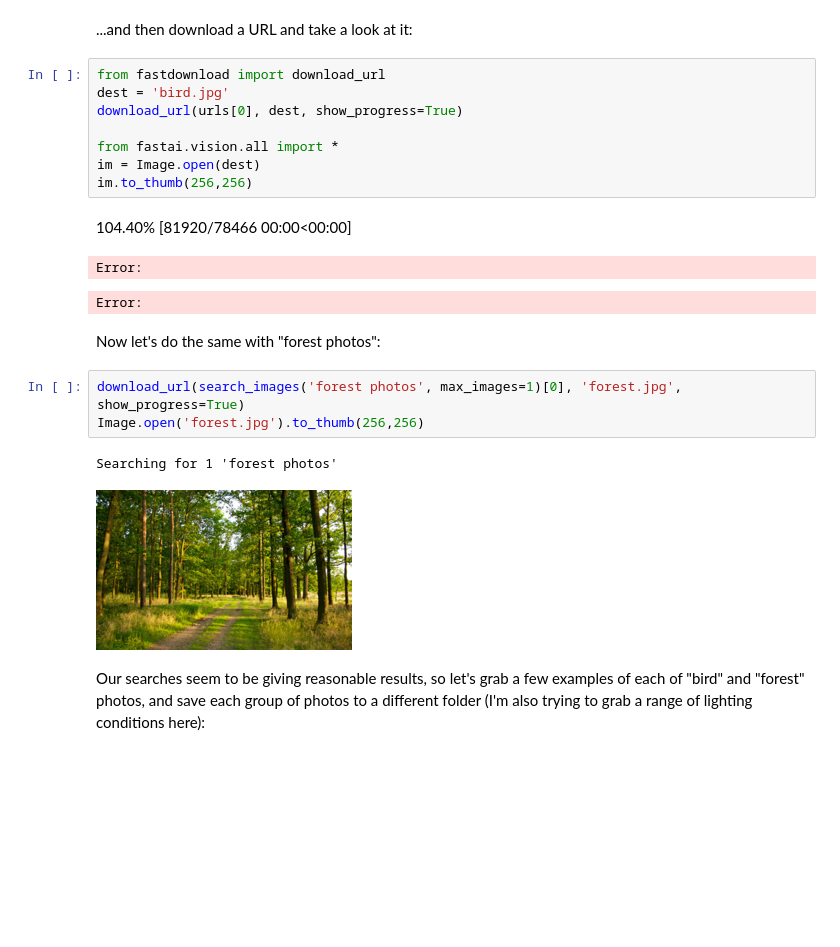
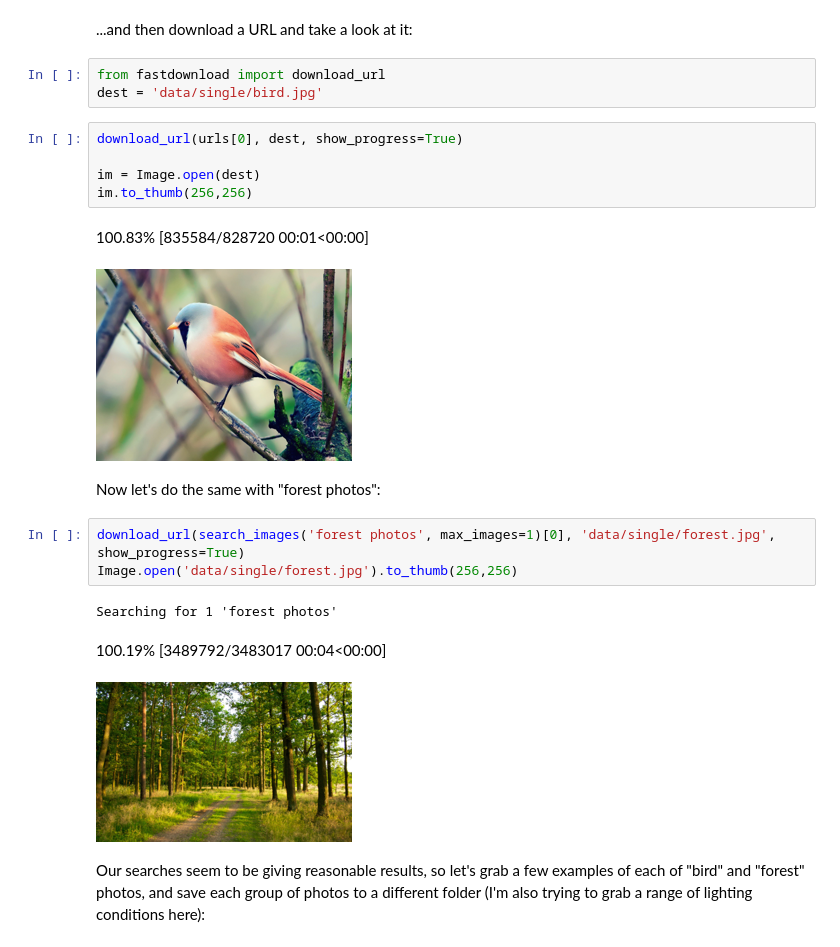
Before and after one commit to ampersand-five/fast.ai-course, a Jupyter notebook: class/Lesson 1 - Is it a bird?/00-is-it-a-bird-creating-a-model-from-your-own-data.ipynb, the cells around one changed output. Saved outputs shown, nothing was run; the diff lists cells and outputs as text; blank space fills up the shorter version.

```diff
--- a/class/Lesson 1 - Is it a bird?/00-is-it-a-bird-creating-a-model-from-your-own-data.ipynb
+++ b/class/Lesson 1 - Is it a bird?/00-is-it-a-bird-creating-a-model-from-your-own-data.ipynb
@@ -66,24 +69,24 @@ Searching for 1 'bird photos'
 # %% [markdown]
 ...and then download a URL and take a look at it:
+# %%
+from fastdownload import download_url
+dest = 'data/single/bird.jpg'
 # %%
-from fastdownload import download_url
-dest = 'bird.jpg'
 download_url(urls[0], dest, show_progress=True)
 
-from fastai.vision.all import *
 im = Image.open(dest)
 im.to_thumb(256,256)
 # %% [output]
-104.40% [81920/78466 00:00<00:00]
+100.83% [835584/828720 00:01<00:00]
-Error:
-Error:
+[figure, added]
 # %% [markdown]
 Now let's do the same with "forest photos":
 # %%
-download_url(search_images('forest photos', max_images=1)[0], 'forest.jpg', show_progress=True)
-Image.open('forest.jpg').to_thumb(256,256)
+download_url(search_images('forest photos', max_images=1)[0], 'data/single/forest.jpg', show_progress=True)
+Image.open('data/single/forest.jpg').to_thumb(256,256)
 # %% [output]
 Searching for 1 'forest photos'
+100.19% [3489792/3483017 00:04<00:00]
 [figure]
 # %% [markdown]
 Our searches seem to be giving reasonable results, so let's grab a few examples of each of "bird" and "forest" photos, and save each group of photos to a different folder (I'm also trying to grab a range of lighting conditions here):
```
Also changed, not shown: parts of 8 cells of this notebook.
